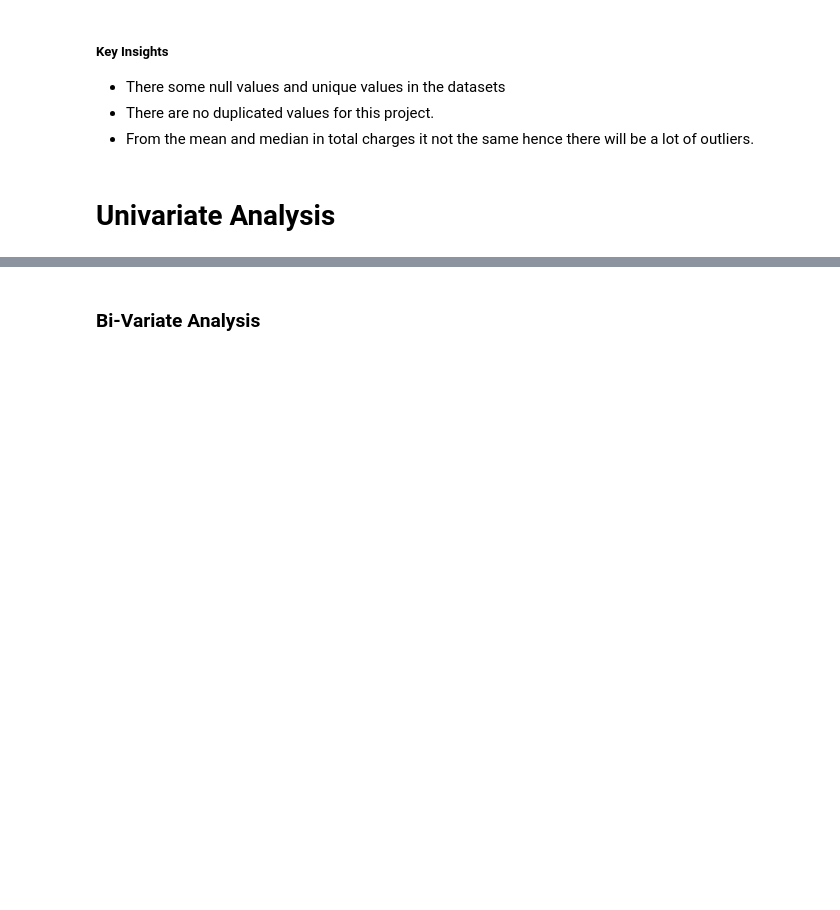
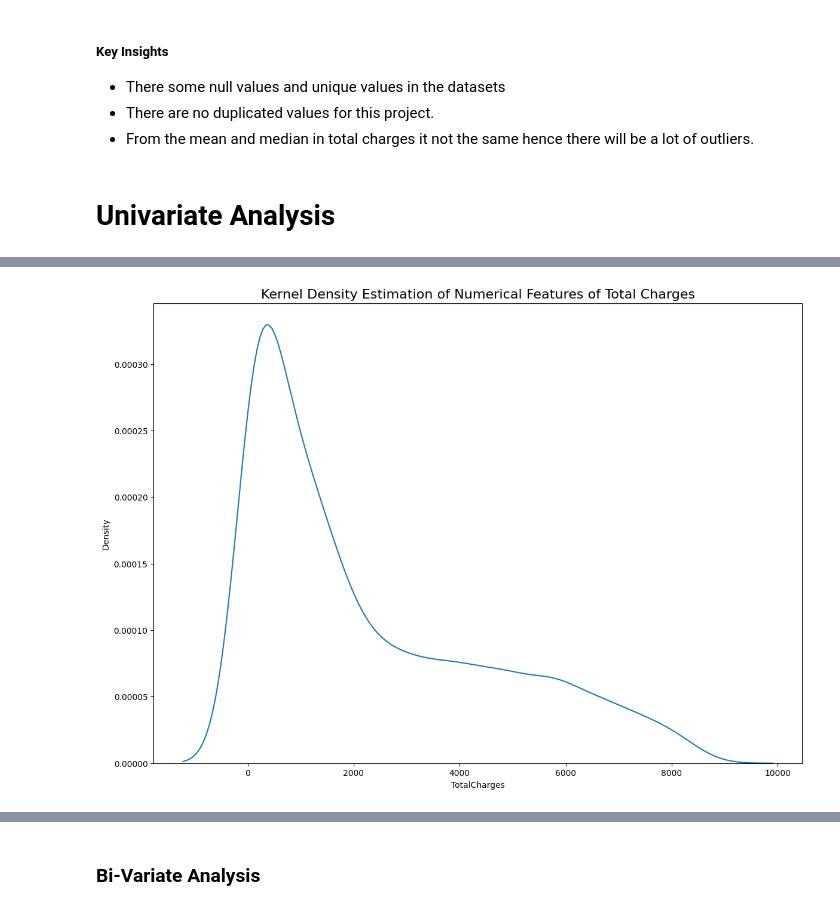
Before and after one commit to MayayaPatrick/Churn-rate-Prediction-Model, a Jupyter notebook: notebooks/main.ipynb, the cells around one changed output, grey strips where cells are left out. Cells and saved outputs as stored; diff of their text form; code cells hidden in the pictures; blank space fills up the shorter version.

```diff
--- a/notebooks/main.ipynb
+++ b/notebooks/main.ipynb
@@ -444,7 +448,9 @@ These are ['No' 'Yes' None]
 # %%
-# plt.figure(figsize=(14,10))
-# sns.kdeplot(train['TotalCharges'])
+plt.figure(figsize=(14,10))
+sns.kdeplot(train['TotalCharges'])
 
-# plt.title('Kernel Density Estimation of Numerical Features of Total Charges', fontsize=16)
-# plt.show()
+plt.title('Kernel Density Estimation of Numerical Features of Total Charges', fontsize=16)
+plt.show()
+# %% [output]
+[figure, added]
 # %%
```
Also changed, not shown: parts of 8 cells of this notebook.
